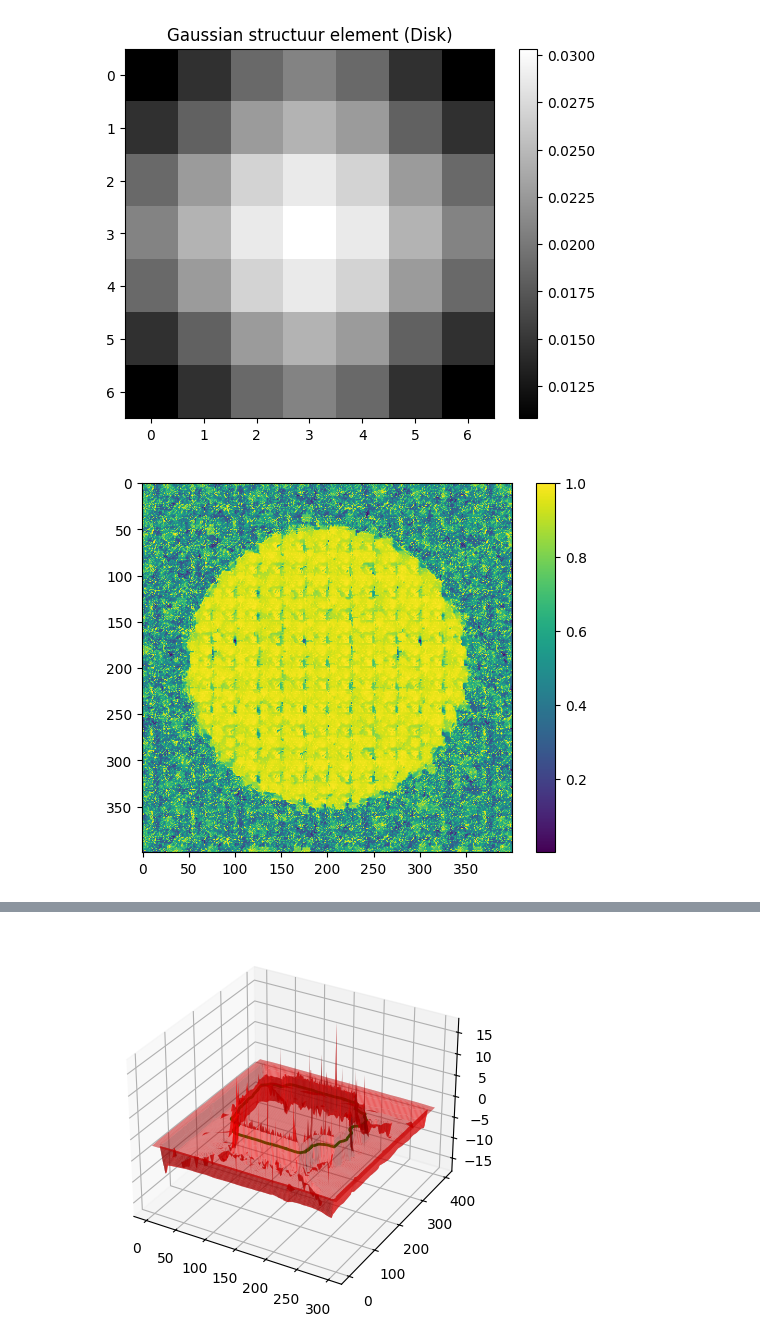
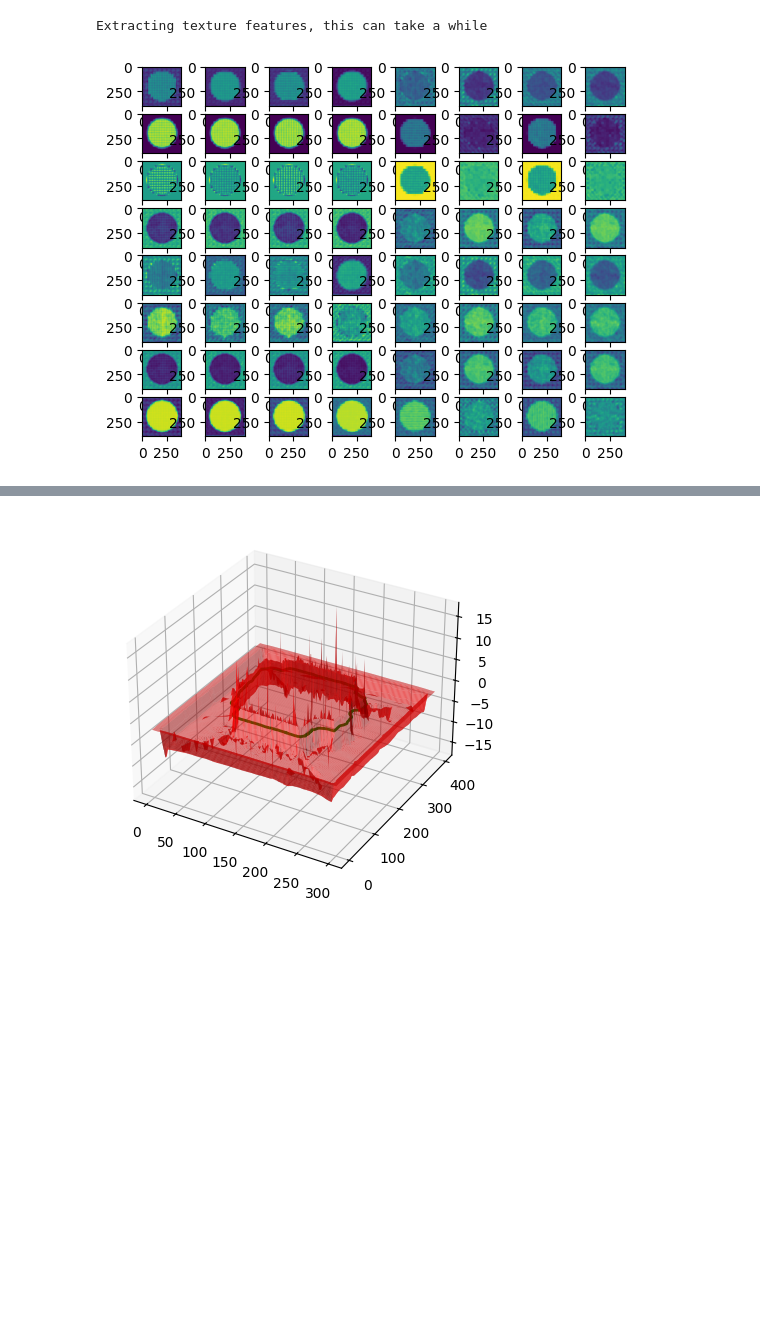
Before and after one commit to HuysArthur/texture-features-as-optimization-for-unsupervised-image-segmentation, a Jupyter notebook: texture-segmentation.ipynb, the cells around one changed output, grey strips where cells are left out. Cells and saved outputs as stored; diff of their text form; code cells hidden in the pictures; blank space fills up the shorter version.

```diff
--- a/texture-segmentation.ipynb
+++ b/texture-segmentation.ipynb
@@ -194,19 +25,0 @@ plt.show()
-# %%
-radius = 3
-sigma = 1.5
-structuring_element = create_gaussian_disk(radius, sigma)
-
-# Visualize the structured element
-plt.imshow(structuring_element, cmap='gray', interpolation='nearest')
-plt.title('Gaussian structuur element (Disk)')
-plt.colorbar()
-plt.show()
-
-g_edge_modified = g_edge + invert(grey_closing(g_edge, structure=structuring_element)) # Remove edges in areas where lots of edges are compacted together (texture areas)
-
-plt.imshow(g_edge_modified)
-plt.colorbar()
-plt.show()
-# %% [output]
-[figure, removed]
-[figure, removed]
@@ -212,0 +35,7 @@ plt.show()
+# %%
+texture_features = extractor.get_texture_features()
+
+plot_features(texture_features)
+# %% [output]
+Extracting texture features, this can take a while
+[figure, added]
```
Also changed, not shown: parts of 21 cells of this notebook, 4 other files.
